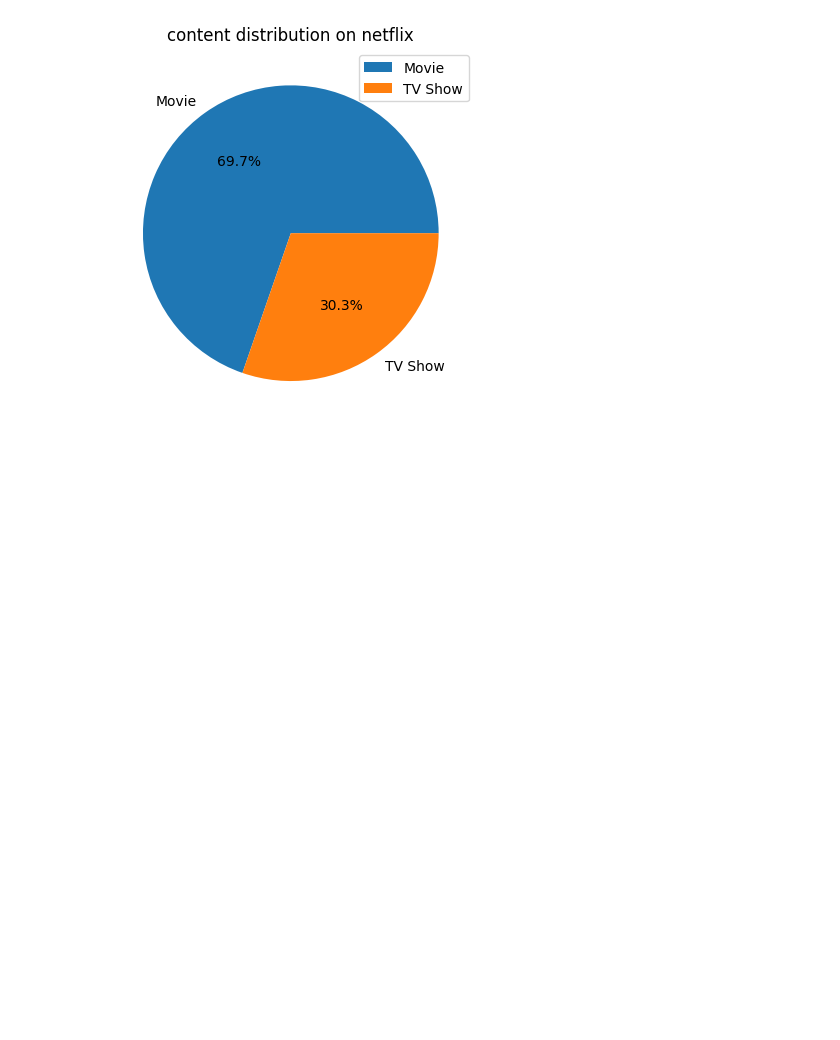
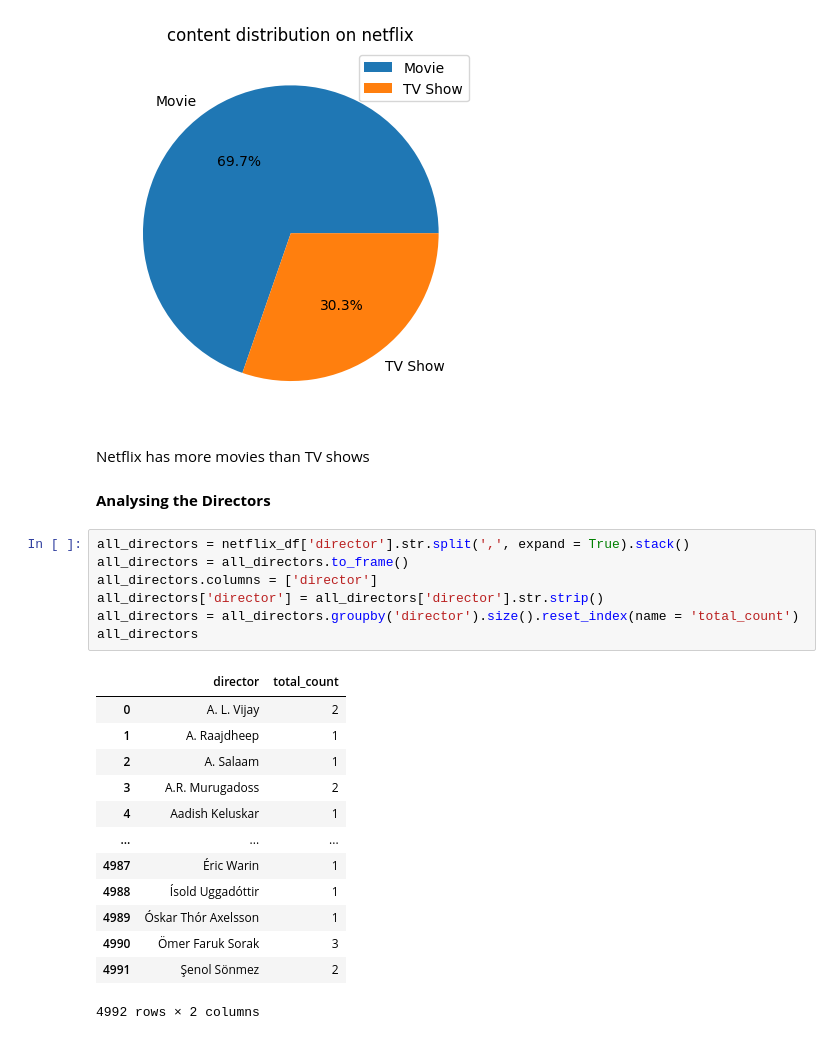
Before and after one commit to pragnakulkarni/Netflix-Movies-and-TV-Shows, a Jupyter notebook: Welcome_To_Colab.ipynb, the cells around one changed output. Saved outputs shown, nothing was run; the diff lists cells and outputs as text; blank space fills up the shorter version.

```diff
--- a/Welcome_To_Colab.ipynb
+++ b/Welcome_To_Colab.ipynb
@@ -166,3 +166,28 @@ plt.legend(content_type['type'], loc = 'best')
 # %% [output]
 <matplotlib.legend.Legend at 0x...>
 [figure]
+# %% [markdown]
+Netflix has more movies than TV shows
+# %% [markdown]
+**Analysing the Directors**
+# %%
+all_directors = netflix_df['director'].str.split(',', expand = True).stack()
+all_directors = all_directors.to_frame()
+all_directors.columns = ['director']
+all_directors['director'] = all_directors['director'].str.strip()
+all_directors = all_directors.groupby('director').size().reset_index(name = 'total_count')
+all_directors
+# %% [output]
+|  | director | total_count |
+| 0 | A. L. Vijay | 2 |
+| 1 | A. Raajdheep | 1 |
+| 2 | A. Salaam | 1 |
+| 3 | A.R. Murugadoss | 2 |
+| 4 | Aadish Keluskar | 1 |
+| ... | ... | ... |
+| 4987 | Éric Warin | 1 |
+| 4988 | Ísold Uggadóttir | 1 |
+| 4989 | Óskar Thór Axelsson | 1 |
+| 4990 | Ömer Faruk Sorak | 3 |
+| 4991 | Şenol Sönmez | 2 |
+4992 rows × 2 columns
```
Also changed, not shown: parts of 4 cells of this notebook.
